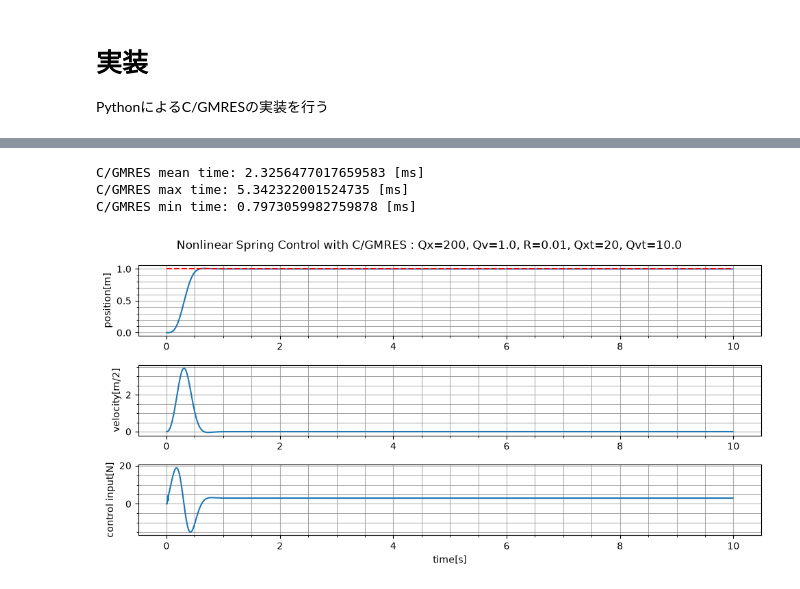
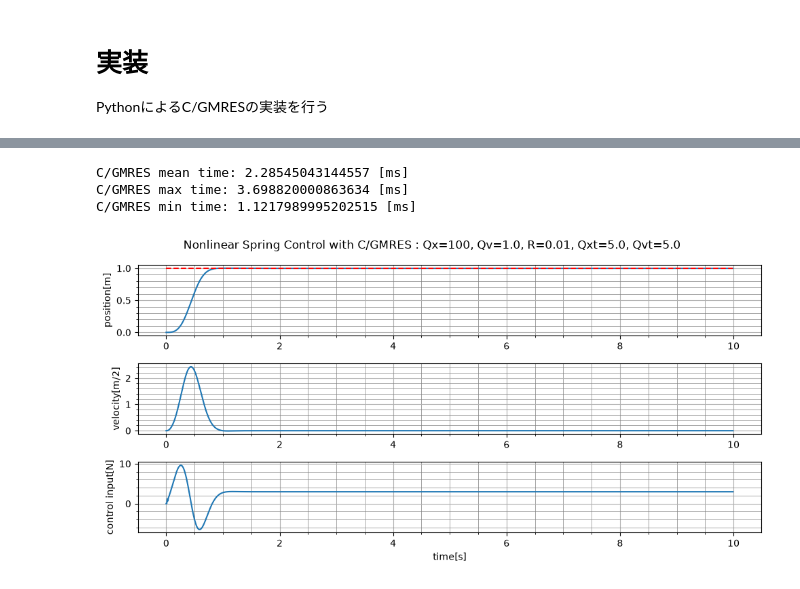
Before and after one commit to hideto008/learning_C-GMRES, a Jupyter notebook: Application/nonlinear_spring.ipynb, the cells around one changed output, grey strips where cells are left out. Saved outputs shown, nothing was run; the diff lists cells and outputs as text; code cells hidden in the pictures.

```diff
--- a/Application/nonlinear_spring.ipynb
+++ b/Application/nonlinear_spring.ipynb
@@ -778,14 +782,16 @@ C/GMRES min time: 0.9376460002386011 [ms]
 # %%
 params2 = Parameters()
-params2.qxt = 20
-params2.qx = 200
+params2.qxt = 5.0
+params2.qvt = 5.0
+params2.qx = 100
+params2.qv = 1.0
 params2.r = 0.01
 params2.Tf = 3.0
 
 t_array, x_array, u_array = calc_simulation(params2, N=1000)
 plot_results(t_array, x_array, u_array, params2)
 # %% [output]
-C/GMRES mean time: 2.3256477017659583 [ms]
-C/GMRES max time: 5.342322001524735 [ms]
-C/GMRES min time: 0.7973059982759878 [ms]
+C/GMRES mean time: 2.28545043144557 [ms]
+C/GMRES max time: 3.698820000863634 [ms]
+C/GMRES min time: 1.1217989995202515 [ms]
-[figure, old version]
+[figure, new version]
```
Also changed, not shown: parts of 6 cells of this notebook.
